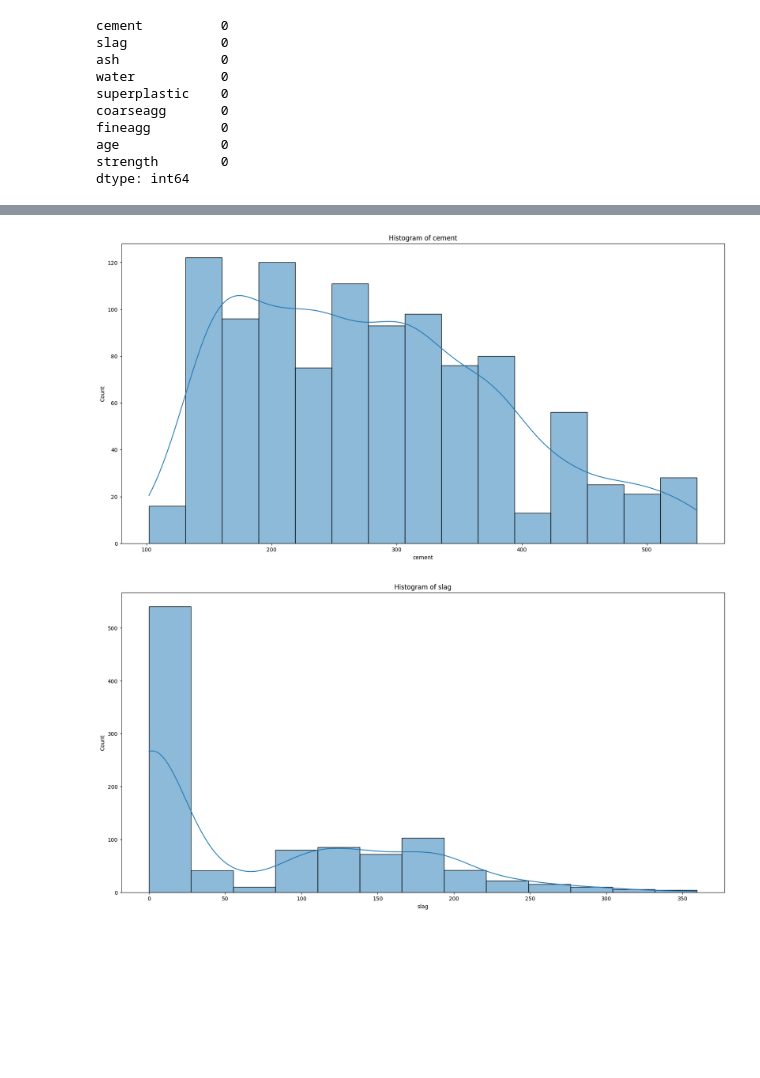
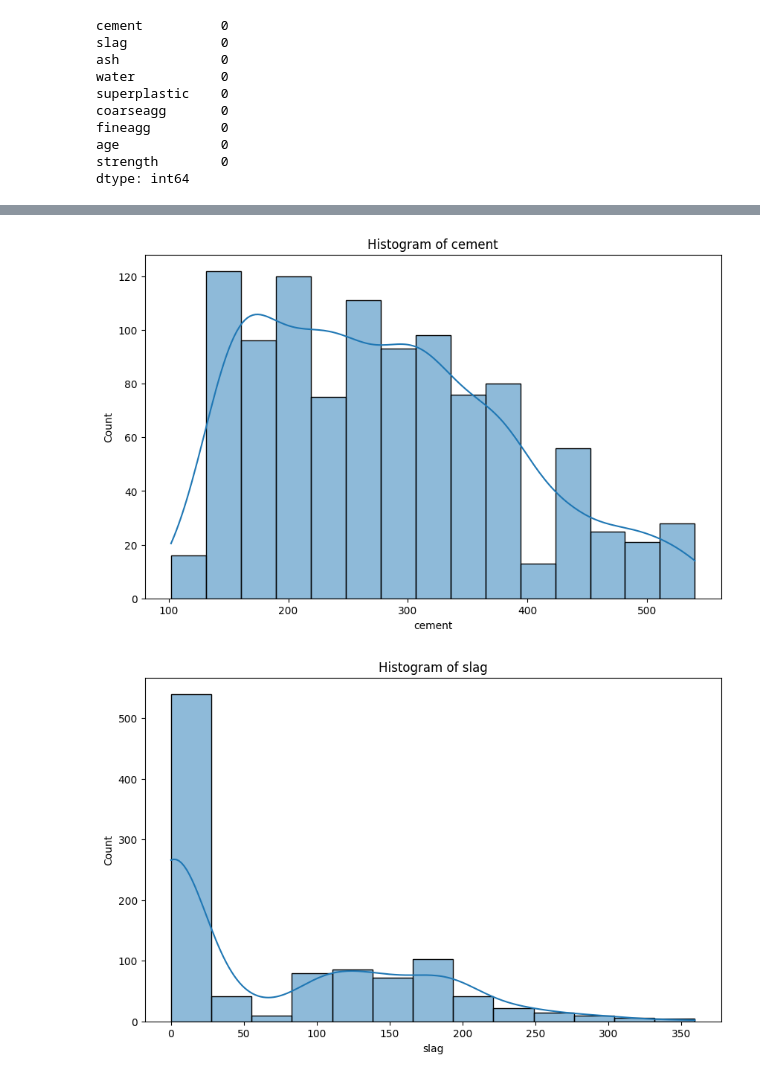
Before and after one commit to AndreyLebedinskiy/Concrete-properties-estimation, a Jupyter notebook: UOLProject.ipynb, the cells around one changed output, grey strips where cells are left out. Cells and saved outputs as stored; diff of their text form; code cells hidden in the pictures; blank space fills up the shorter version.

```diff
--- a/UOLProject.ipynb
+++ b/UOLProject.ipynb
@@ -58,41 +58,41 @@ data.describe()
 | 75% | 350.000000 | 142.950000 | 118.300000 | 192.000000 | 10.200000 | 1029.400000 | 824.000000 | 56.000000 | 46.135000 |
 | max | 540.000000 | 359.400000 | 200.100000 | 247.000000 | 32.200000 | 1145.000000 | 992.600000 | 365.000000 | 82.600000 |
 # %%
-plt.figure(figsize=(20,10))
+plt.figure(figsize=(10,6))
 plt.title('Histogram of cement')
 sns.histplot(data=data,x='cement', kde=True);
 
-plt.figure(figsize=(20,10))
+plt.figure(figsize=(10,6))
 plt.title('Histogram of slag')
 sns.histplot(data=data,x='slag', kde=True);
 
-plt.figure(figsize=(20,10))
+plt.figure(figsize=(10,6))
 plt.title('Histogram of ash')
 sns.histplot(data=data,x='ash', kde=True);
 
-plt.figure(figsize=(20,10))
+plt.figure(figsize=(10,6))
 plt.title('Histogram of water')
 sns.histplot(data=data,x='water', kde=True);
 
-plt.figure(figsize=(20,10))
+plt.figure(figsize=(10,6))
 plt.title('Histogram of superplastic')
 sns.histplot(data=data,x='superplastic', kde=True);
 
-plt.figure(figsize=(20,10))
+plt.figure(figsize=(10,6))
 plt.title('Histogram of coarseagg')
 sns.histplot(data=data,x='coarseagg', kde=True);
 
-plt.figure(figsize=(20,10))
+plt.figure(figsize=(10,6))
 plt.title('Histogram of fineagg')
 sns.histplot(data=data,x='fineagg', kde=True);
 
-plt.figure(figsize=(20,10))
+plt.figure(figsize=(10,6))
 plt.title('Histogram of age')
 sns.histplot(data=data,x='age', kde=True);
 
-plt.figure(figsize=(20,10))
+plt.figure(figsize=(10,6))
 plt.title('Histogram of strength')
 sns.histplot(data=data,x='strength', kde=True);
 # %% [output]
-[figure, old version]
+[figure, new version]
-[figure, old version]
+[figure, new version]
```
Also changed, not shown: parts of 20 cells of this notebook.
